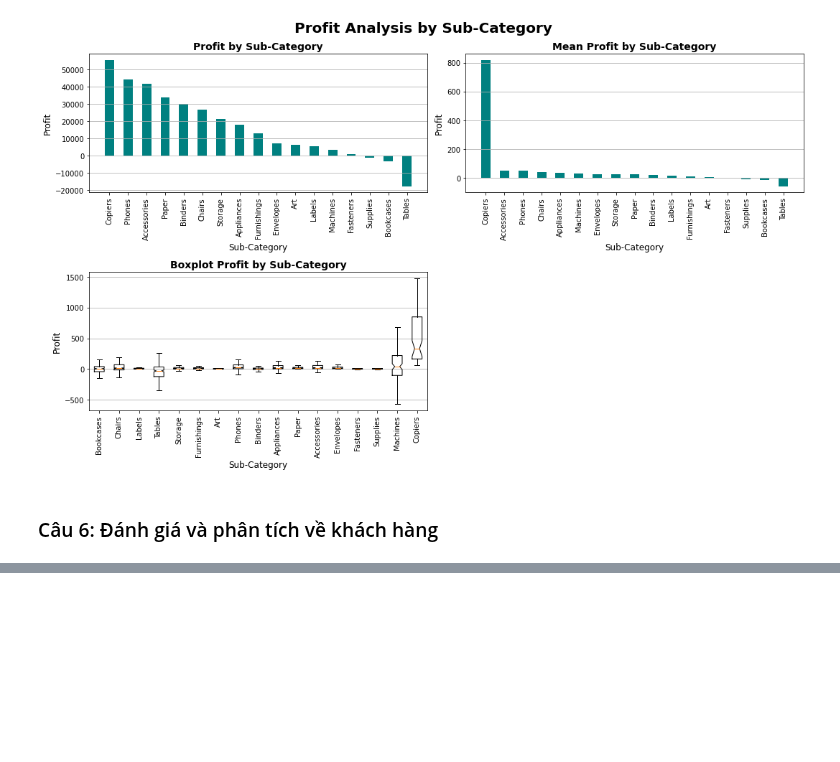
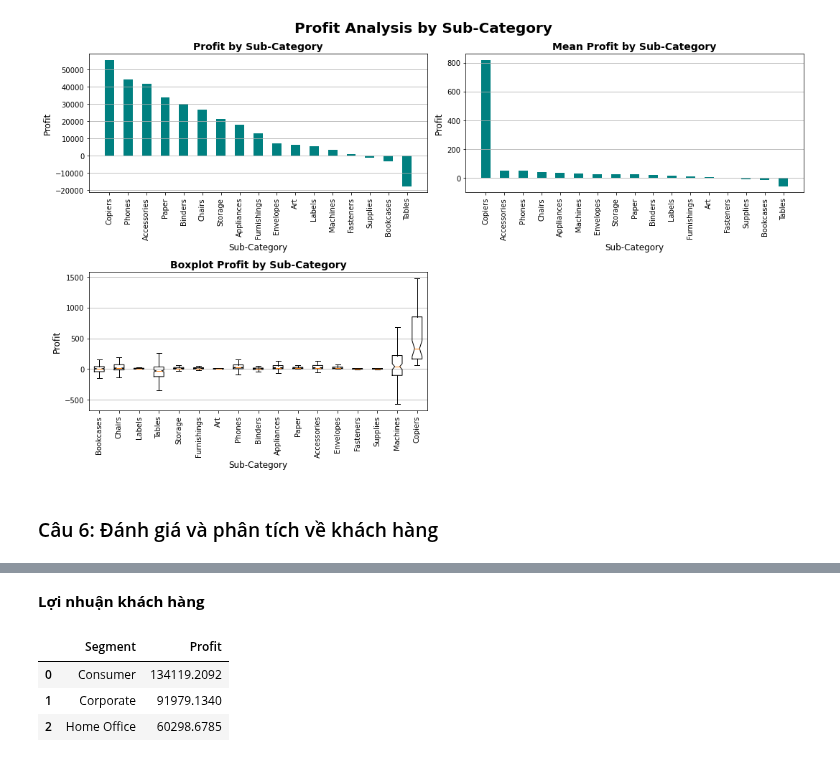
Before and after one commit to khangnl24112002/DataVisualization_Group02_Lab01, a Jupyter notebook: main.ipynb, the cells around one changed output, grey strips where cells are left out. Cells and saved outputs as stored; diff of their text form; code cells hidden in the pictures; blank space fills up the shorter version.

```diff
--- a/main.ipynb
+++ b/main.ipynb
@@ -410,0 +459,9 @@ plt.show()
+# %% [markdown]
+**Lợi nhuận khách hàng**
+# %%
+segments_info[['Segment' , 'Profit']]
+# %% [output]
+|  | Segment | Profit |
+| 0 | Consumer | 134119.2092 |
+| 1 | Corporate | 91979.1340 |
+| 2 | Home Office | 60298.6785 |
```
Also changed, not shown: parts of 8 cells of this notebook.
